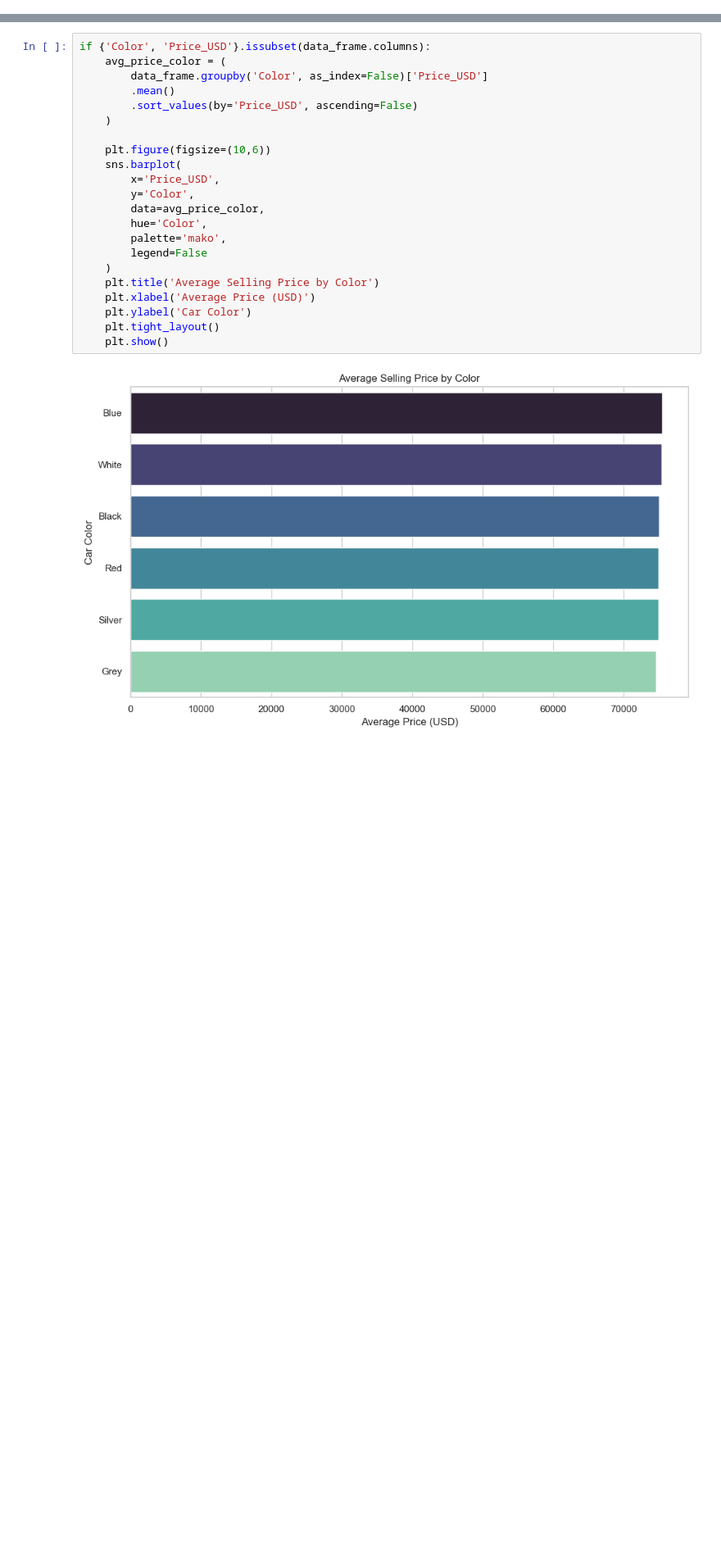
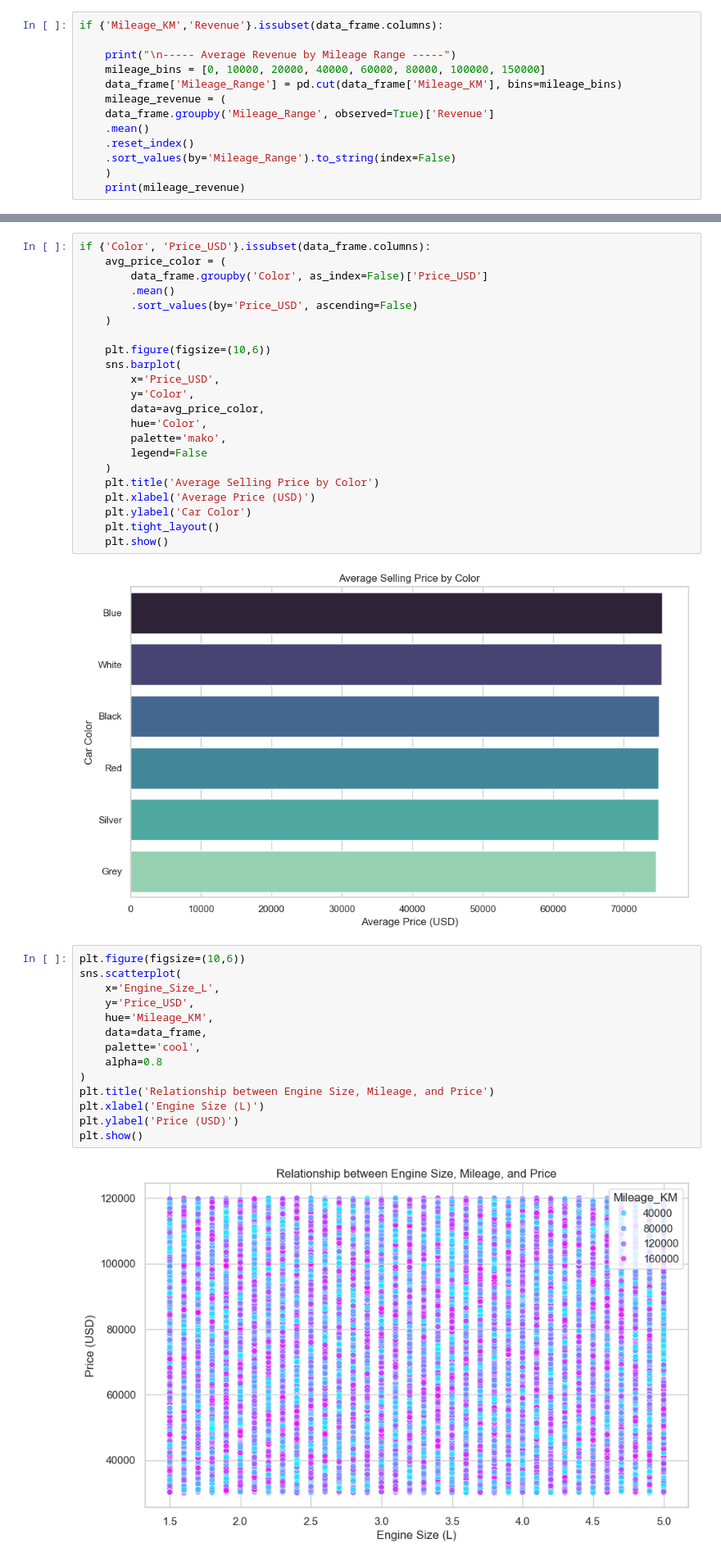
Before and after one commit to AWAIS-ma/BMW-Sales-Trends-and-Patterns, a Jupyter notebook: BMW_trends_&_patterens.ipynb, the cells around one changed output, grey strips where cells are left out. Shown at 82% size. Cells and saved outputs as stored; diff of their text form; blank space fills up the shorter version.

```diff
--- a/BMW_trends_&_patterens.ipynb
+++ b/BMW_trends_&_patterens.ipynb
@@ -288,0 +314,13 @@ Silver 74894.073892
+# %%
+if {'Mileage_KM','Revenue'}.issubset(data_frame.columns):
+
+    print("\n----- Average Revenue by Mileage Range -----")
+    mileage_bins = [0, 10000, 20000, 40000, 60000, 80000, 100000, 150000]
+    data_frame['Mileage_Range'] = pd.cut(data_frame['Mileage_KM'], bins=mileage_bins)
+    mileage_revenue = (
+    data_frame.groupby('Mileage_Range', observed=True)['Revenue']
+    .mean()
+    .reset_index()
+    .sort_values(by='Mileage_Range').to_string(index=False)
+    )
+    print(mileage_revenue)
@@ -497,3 +545,19 @@ if {'Color', 'Price_USD'}.issubset(data_frame.columns):
     plt.show()
 # %% [output]
 [figure]
+# %%
+plt.figure(figsize=(10,6))
+sns.scatterplot(
+    x='Engine_Size_L',
+    y='Price_USD',
+    hue='Mileage_KM',
+    data=data_frame,
+    palette='cool',
+    alpha=0.8
+)
+plt.title('Relationship between Engine Size, Mileage, and Price')
+plt.xlabel('Engine Size (L)')
+plt.ylabel('Price (USD)')
+plt.show()
+# %% [output]
+[figure, added]
```
Also changed, not shown: parts of 4 cells of this notebook.
